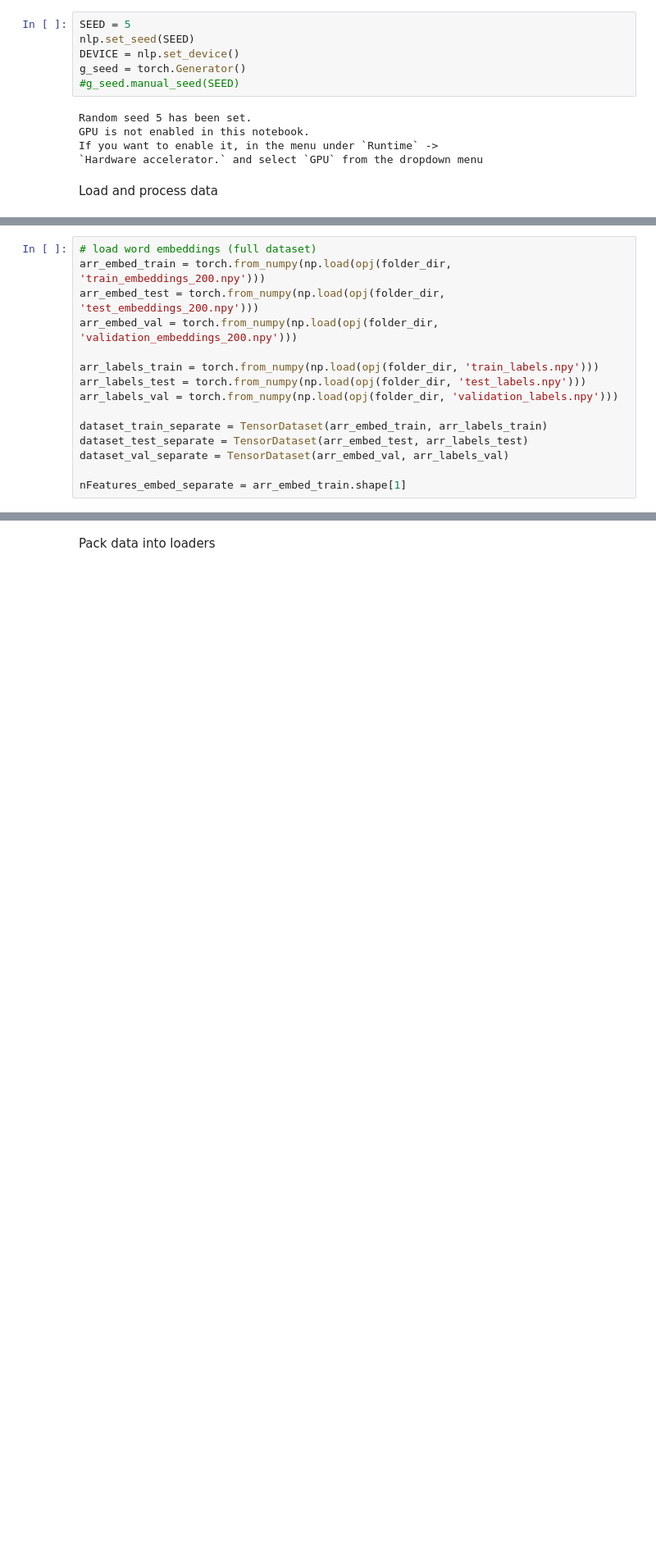
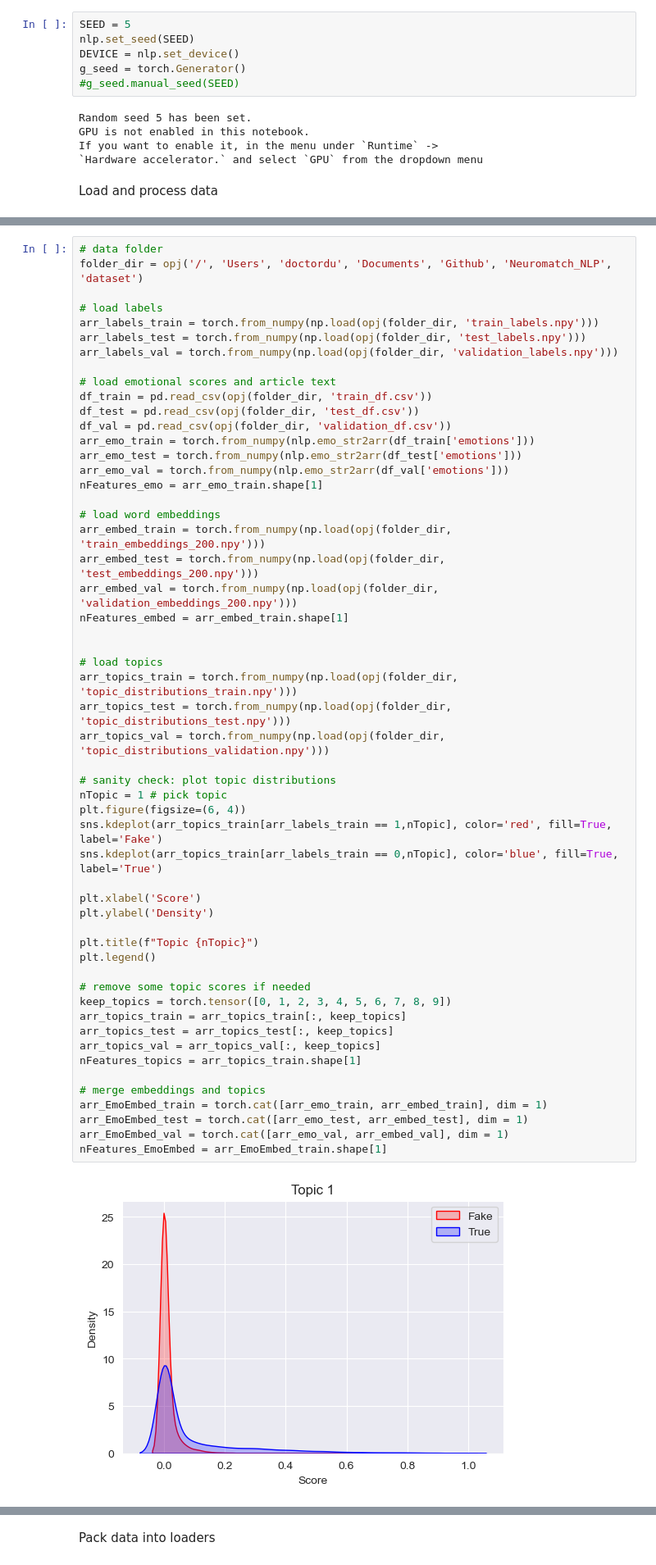
Before and after one commit to AdamLoydHarris/NLP_fake-news, a Jupyter notebook: Code/nlp_notebook_MLP.ipynb, the cells around one changed output, grey strips where cells are left out. Shown at 82% size. Drawn from its saved outputs; the diff is of its cells as text; blank space fills up the shorter version.

```diff
--- a/Code/nlp_notebook_MLP.ipynb
+++ b/Code/nlp_notebook_MLP.ipynb
@@ -66,15 +40,56 @@ Load data embedded separately
 # %%
-# load word embeddings (full dataset)
-arr_embed_train = torch.from_numpy(np.load(opj(folder_dir, 'train_embeddings_200.npy')))
-arr_embed_test = torch.from_numpy(np.load(opj(folder_dir, 'test_embeddings_200.npy')))
-arr_embed_val = torch.from_numpy(np.load(opj(folder_dir, 'validation_embeddings_200.npy')))
+# data folder
+folder_dir = opj('/', 'Users', 'doctordu', 'Documents', 'Github', 'Neuromatch_NLP', 'dataset')
 
+# load labels
 arr_labels_train = torch.from_numpy(np.load(opj(folder_dir, 'train_labels.npy')))
 arr_labels_test = torch.from_numpy(np.load(opj(folder_dir, 'test_labels.npy')))
 arr_labels_val = torch.from_numpy(np.load(opj(folder_dir, 'validation_labels.npy')))
 
-dataset_train_separate = TensorDataset(arr_embed_train, arr_labels_train)
-dataset_test_separate = TensorDataset(arr_embed_test, arr_labels_test)
-dataset_val_separate = TensorDataset(arr_embed_val, arr_labels_val)
+# load emotional scores and article text
+df_train = pd.read_csv(opj(folder_dir, 'train_df.csv'))
+df_test = pd.read_csv(opj(folder_dir, 'test_df.csv'))
+df_val = pd.read_csv(opj(folder_dir, 'validation_df.csv'))
+arr_emo_train = torch.from_numpy(nlp.emo_str2arr(df_train['emotions']))
+arr_emo_test = torch.from_numpy(nlp.emo_str2arr(df_test['emotions']))
+arr_emo_val = torch.from_numpy(nlp.emo_str2arr(df_val['emotions']))
+nFeatures_emo = arr_emo_train.shape[1]
 
-nFeatures_embed_separate = arr_embed_train.shape[1]
+# load word embeddings
+arr_embed_train = torch.from_numpy(np.load(opj(folder_dir, 'train_embeddings_200.npy')))
+arr_embed_test = torch.from_numpy(np.load(opj(folder_dir, 'test_embeddings_200.npy')))
+arr_embed_val = torch.from_numpy(np.load(opj(folder_dir, 'validation_embeddings_200.npy')))
+nFeatures_embed = arr_embed_train.shape[1]
+
+
+# load topics
+arr_topics_train = torch.from_numpy(np.load(opj(folder_dir, 'topic_distributions_train.npy')))
+arr_topics_test = torch.from_numpy(np.load(opj(folder_dir, 'topic_distributions_test.npy')))
+arr_topics_val = torch.from_numpy(np.load(opj(folder_dir, 'topic_distributions_validation.npy')))
+
+# sanity check: plot topic distributions
+nTopic = 1 # pick topic
+plt.figure(figsize=(6, 4))
+sns.kdeplot(arr_topics_train[arr_labels_train == 1,nTopic], color='red', fill=True, label='Fake')
+sns.kdeplot(arr_topics_train[arr_labels_train == 0,nTopic], color='blue', fill=True, label='True')
+
+plt.xlabel('Score')
+plt.ylabel('Density')
+
+plt.title(f"Topic {nTopic}")
+plt.legend()
+
+# remove some topic scores if needed
+keep_topics = torch.tensor([0, 1, 2, 3, 4, 5, 6, 7, 8, 9])
+arr_topics_train = arr_topics_train[:, keep_topics]
+arr_topics_test = arr_topics_test[:, keep_topics]
+arr_topics_val = arr_topics_val[:, keep_topics]
+nFeatures_topics = arr_topics_train.shape[1]
+
+# merge embeddings and topics
+arr_EmoEmbed_train = torch.cat([arr_emo_train, arr_embed_train], dim = 1)
+arr_EmoEmbed_test = torch.cat([arr_emo_test, arr_embed_test], dim = 1)
+arr_EmoEmbed_val = torch.cat([arr_emo_val, arr_embed_val], dim = 1)
+nFeatures_EmoEmbed = arr_EmoEmbed_train.shape[1]
+# %% [output]
+[figure, added]
```
Also changed, not shown: parts of 19 cells of this notebook, 1 other file.
